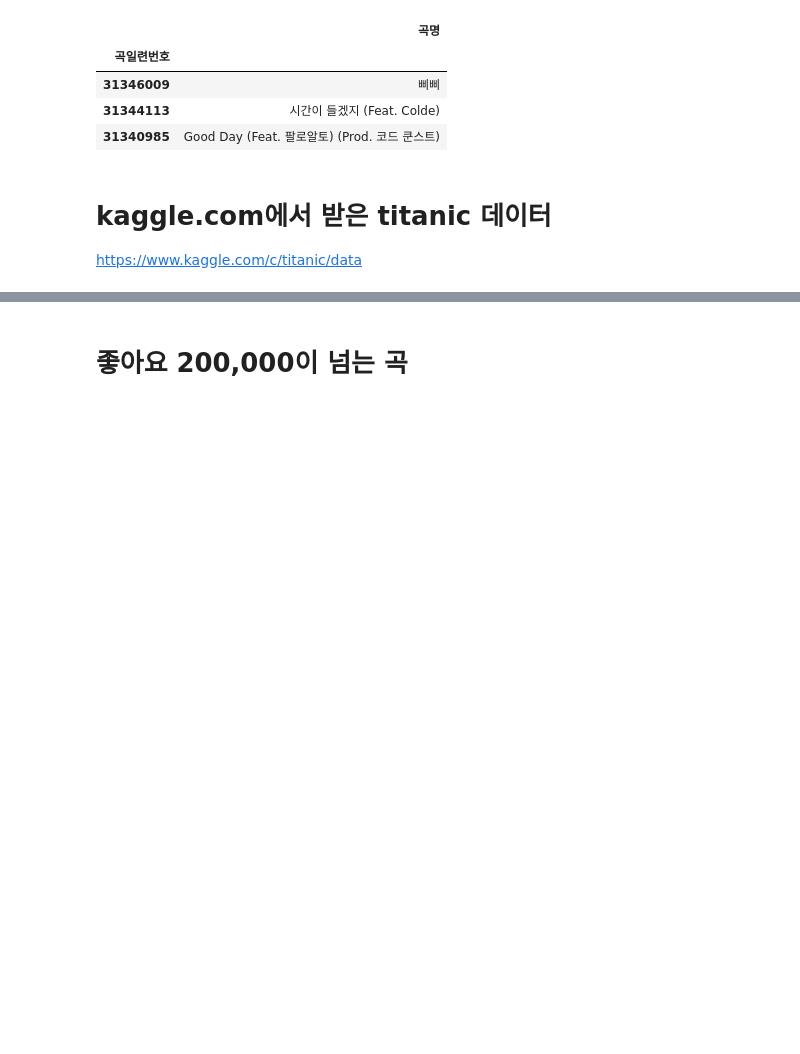
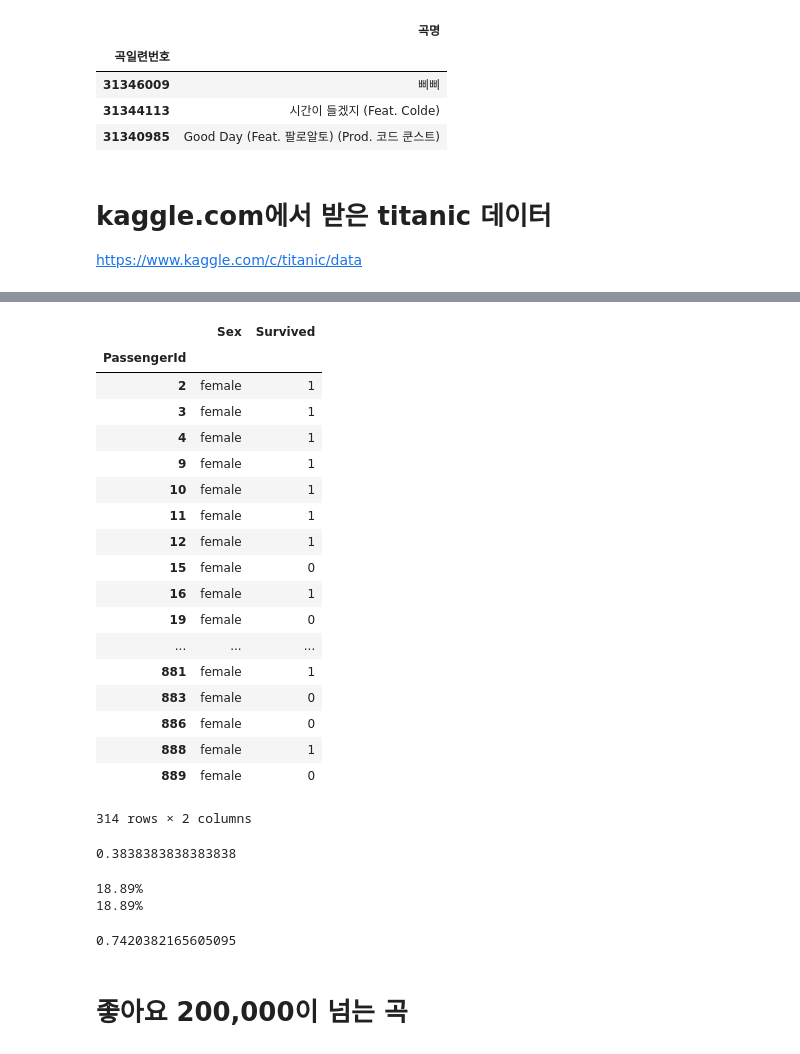
Before and after one commit to allieus/demo-ls-python-201905, a Jupyter notebook: Python Day 2.ipynb, the cells around one changed output, grey strips where cells are left out. Drawn from its saved outputs; the diff is of its cells as text; code cells hidden in the pictures; blank space fills up the shorter version.

```diff
--- a/Python Day 2.ipynb
+++ b/Python Day 2.ipynb
@@ -618,3 +636,43 @@ pd.read_csv("data/titanic/train.csv")
+# %%
+mask = train_df['Sex'] == 'female'
+train_df.loc[mask, ['Sex', 'Survived']]
+# %% [output]
+|  | Sex | Survived |
+| PassengerId |  |  |
+| 2 | female | 1 |
+| 3 | female | 1 |
+| 4 | female | 1 |
+| 9 | female | 1 |
+| 10 | female | 1 |
+| 11 | female | 1 |
+| 12 | female | 1 |
+| 15 | female | 0 |
+| 16 | female | 1 |
+| 19 | female | 0 |
+| ... | ... | ... |
+| 881 | female | 1 |
+| 883 | female | 0 |
+| 886 | female | 0 |
+| 888 | female | 1 |
+| 889 | female | 0 |
+314 rows × 2 columns
+# %%
+train_df['Survived'].mean()  # 전체 생존율
+# %% [output]
+0.3838383838383838
+# %%
+mask = train_df['Sex'] == 'male'
+남자_생존율 = train_df.loc[mask, 'Survived'].mean()
+print('%.2f%%' % (남자_생존율 * 100))  # 남자 생존율
+print('{:.2f}%'.format(남자_생존율 * 100))  # 남자 생존율
+# %% [output]
+18.89%
+18.89%
+# %%
+mask = train_df['Sex'] == 'female'
+train_df.loc[mask, 'Survived'].mean()  # 여자 생존율
+# %% [output]
+0.7420382165605095
 # %% [markdown]
 # 좋아요 200,000이 넘는 곡
 # %%
```
Also changed, not shown: parts of 4 cells of this notebook.
